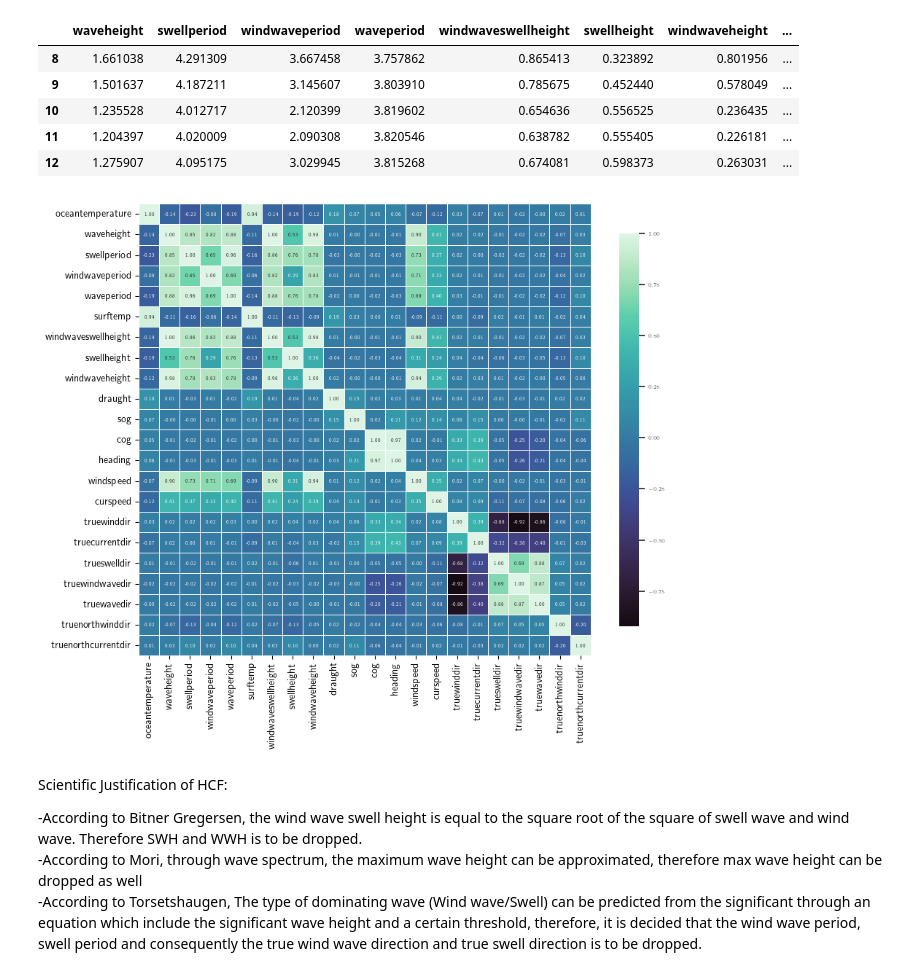
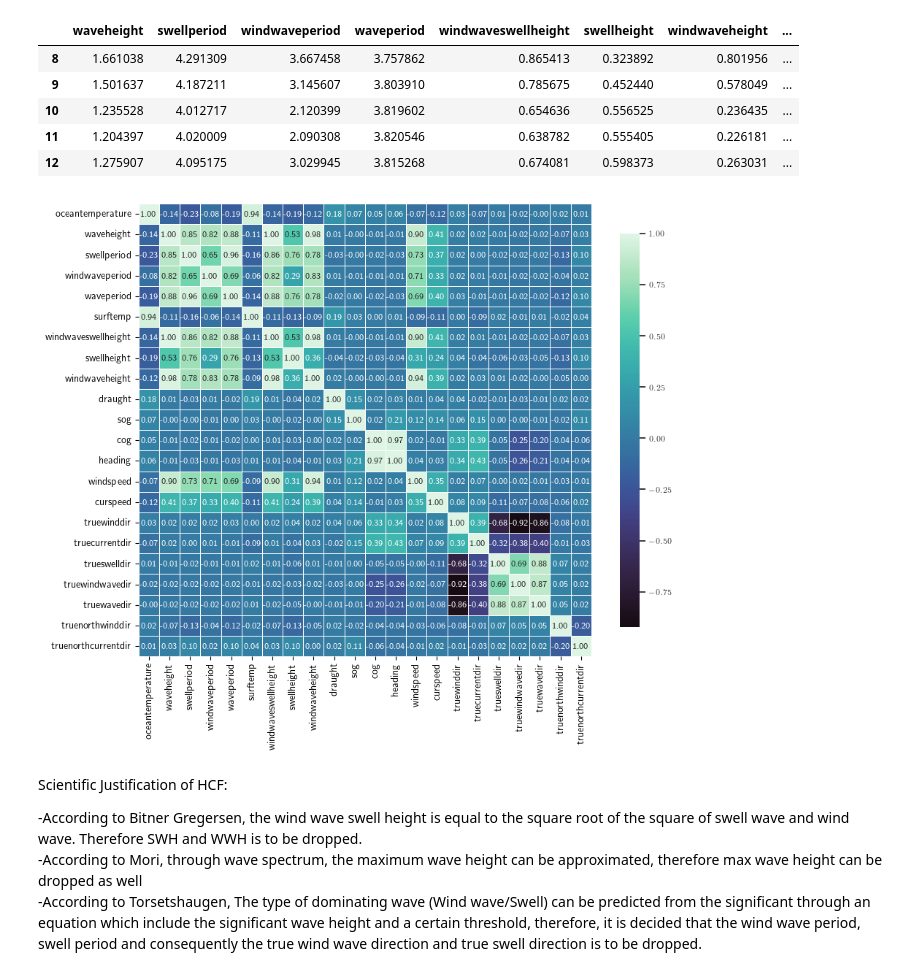
Before and after one commit to hiwafi/thesis-ais, a Jupyter notebook: AIS_stg_one.ipynb, the cells around one changed output. Cells and saved outputs as stored; diff of their text form; code cells hidden in the pictures.

Commit message:
added diagram for thesis

```diff
--- a/AIS_stg_one.ipynb
+++ b/AIS_stg_one.ipynb
@@ -57,0 +80,28 @@ memory usage: 1.6 MB
+# %%
+fig, axes = plt.subplots(ncols=2, figsize=(10, 4), sharey=True)
+plt.sca(axes[0])
+dfmain['SOG'].hist(bins=50,color='black')
+# Parameter to plot in nice latex fonts
+plt.rcParams.update(plt.rcParamsDefault)
+plt.rcParams.update({
+	"text.usetex": True,
+	"font.family": "serif",
+	"font.sans-serif": "bookman",
+	})
+plt.grid(linestyle = '--', linewidth = 0.5)
+plt.xlabel(r"SOG $[Knots]$")
+plt.title(r"Speed Over Ground (SOG)", fontsize=13)
+plt.sca(axes[1])
+dfmain['Current Speed'].hist(bins=50,color='black')
+# Parameter to plot in nice latex fonts
+plt.rcParams.update(plt.rcParamsDefault)
+plt.rcParams.update({
+	"text.usetex": True,
+	"font.family": "serif",
+	"font.sans-serif": "bookman",
+	})
+plt.grid(linestyle = '--', linewidth = 0.5)
+plt.xlabel(r"Current Speed $[m/s]$")
+plt.title(r"Current Speed", fontsize=13)
+plt.ylabel("")
+plt.show()
@@ -238,9 +292,9 @@ def correlation_heatmap(df,fontsize):
     plt.show();
 # %%
 df_ship_ovr = df_ship2
-correlation_heatmap(df_ship_ovr,.4)
+correlation_heatmap(df_ship_ovr,.7)
 # %% [output]
-[figure, old version]
+[figure, new version]
 # %% [markdown]
 Scientific Justification of HCF:
 
```
Also changed, not shown: parts of 34 cells of this notebook.
